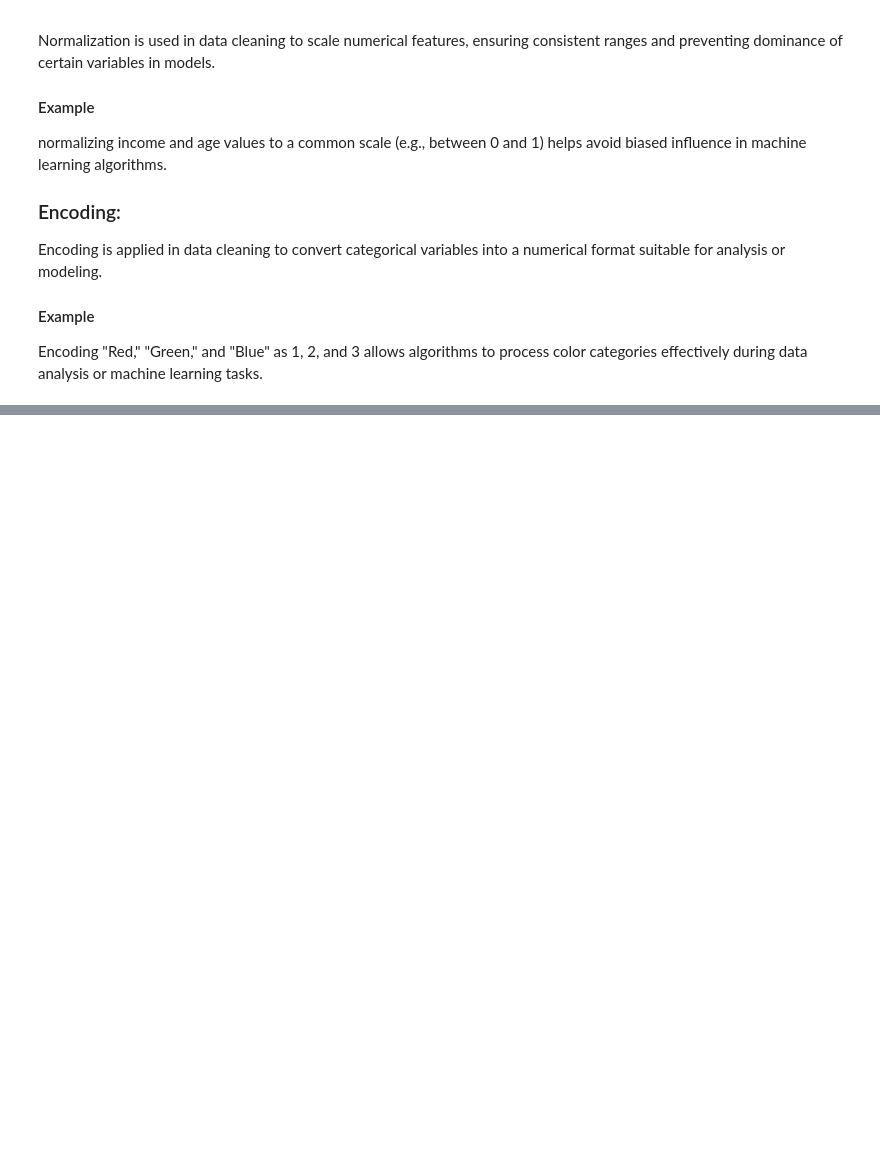
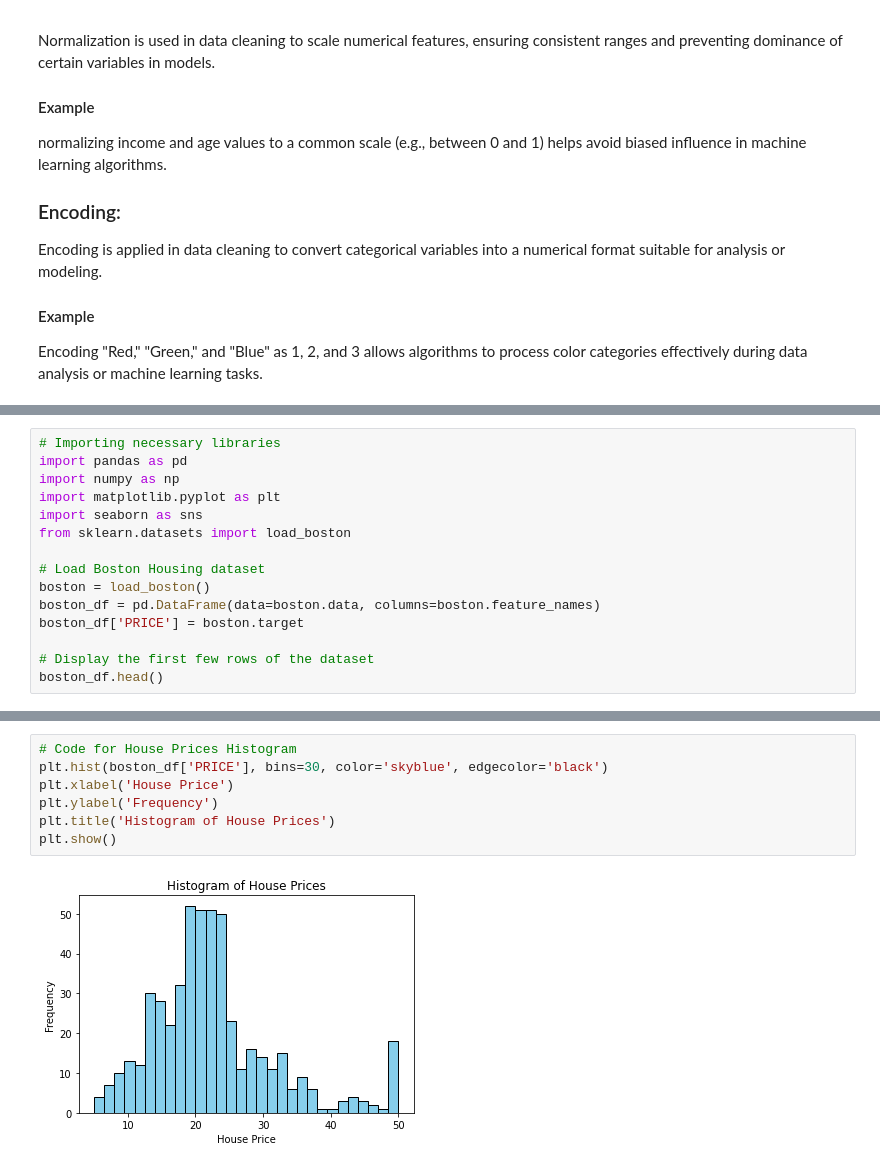
Before and after one commit to akashvarun10/INFO-7390-Coursework, a Jupyter notebook: Understanding Data/Understanding Data.ipynb, the cells around one changed output, grey strips where cells are left out. Drawn from its saved outputs; the diff is of its cells as text; blank space fills up the shorter version.

```diff
--- a/Understanding Data/Understanding Data.ipynb
+++ b/Understanding Data/Understanding Data.ipynb
@@ -190,0 +225,15 @@ Encoding is applied in data cleaning to convert categorical variables into a num
+# %%
+# Importing necessary libraries
+import pandas as pd
+import numpy as np
+import matplotlib.pyplot as plt
+import seaborn as sns
+from sklearn.datasets import load_boston
+
+# Load Boston Housing dataset
+boston = load_boston()
+boston_df = pd.DataFrame(data=boston.data, columns=boston.feature_names)
+boston_df['PRICE'] = boston.target
+
+# Display the first few rows of the dataset
+boston_df.head()
@@ -190,0 +351,9 @@ Encoding is applied in data cleaning to convert categorical variables into a num
+# %%
+# Code for House Prices Histogram
+plt.hist(boston_df['PRICE'], bins=30, color='skyblue', edgecolor='black')
+plt.xlabel('House Price')
+plt.ylabel('Frequency')
+plt.title('Histogram of House Prices')
+plt.show()
+# %% [output]
+[figure, added]
```
Also changed, not shown: parts of 42 cells of this notebook, 1 other file.
